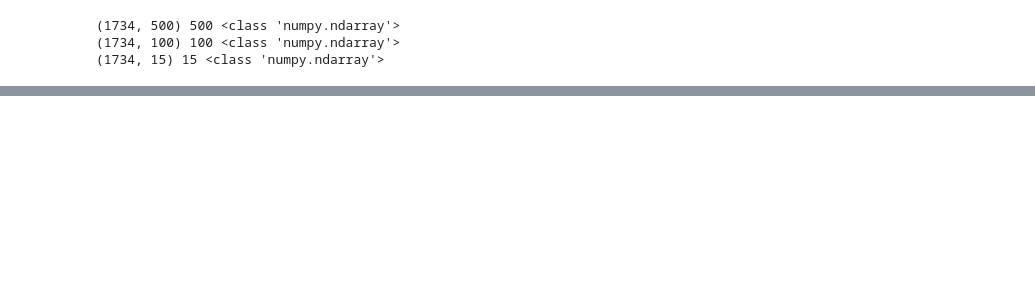
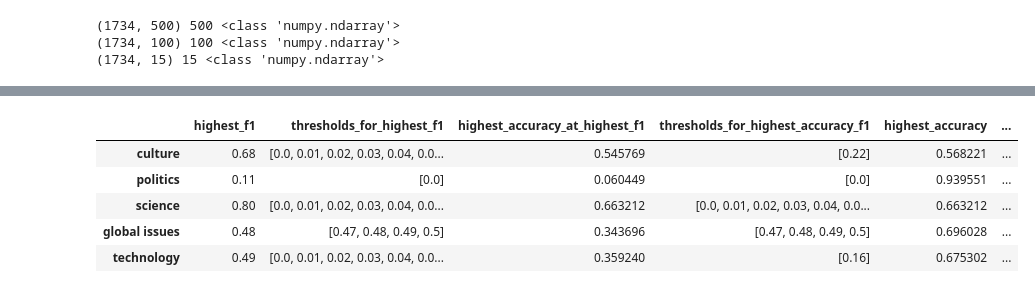
Before and after one commit to GlennChia/50_038_cds_project, a Jupyter notebook: notebooks/models/18_dl_binary_relevance_multi_headline_transcript_tm.ipynb, the cells around one changed output, grey strips where cells are left out. Cells and saved outputs as stored; diff of their text form; code cells hidden in the pictures; blank space fills up the shorter version.

```diff
--- a/notebooks/models/18_dl_binary_relevance_multi_headline_transcript_tm.ipynb
+++ b/notebooks/models/18_dl_binary_relevance_multi_headline_transcript_tm.ipynb
@@ -615,7 +676,7 @@ def compute_tp_tn_fp_fn(y_test, y_pred, classes):
         elif transcript_value != y_pred[transcript_index][0] and transcript_value == 0:
             pre_score[classes[0]]['fp'] += 1
     return pre_score
-scores_preprocess = compute_tp_tn_fp_fn(valid_y, predictions_flushed, ['culture'])
+# scores_preprocess = compute_tp_tn_fp_fn(valid_y, predictions_flushed, ['culture'])
 # %%
 def compute_precision_recall_f1(preprocessed_scores):
     for key, value in preprocessed_scores.items():
@@ -756,0 +882,11 @@ evaluate_on_training_set(valid_y, get_tag_flat(0.35))
+# %%
+results5 = pd.DataFrame.from_dict(tag_results, orient='index', columns=['highest_f1', 'thresholds_for_highest_f1', 'highest_accuracy_at_highest_f1', 'thresholds_for_highest_accuracy_f1','highest_accuracy','threshold_for_highest_accuracy_i', 'highest_f1_confusion_metrics', 'highest_accuracy_confusion_metrics'])
+# results5.to_csv(DATA_DIR+'multi_headline_transcript_tm_ner_pos_results5.csv')
+results5
+# %% [output]
+|  | highest_f1 | thresholds_for_highest_f1 | highest_accuracy_at_highest_f1 | thresholds_for_highest_accuracy_f1 | highest_accuracy | ... |
+| culture | 0.68 | [0.0, 0.01, 0.02, 0.03, 0.04, 0.0... | 0.545769 | [0.22] | 0.568221 | ... |
+| politics | 0.11 | [0.0] | 0.060449 | [0.0] | 0.939551 | ... |
+| science | 0.80 | [0.0, 0.01, 0.02, 0.03, 0.04, 0.0... | 0.663212 | [0.0, 0.01, 0.02, 0.03, 0.04, 0.0... | 0.663212 | ... |
+| global issues | 0.48 | [0.47, 0.48, 0.49, 0.5] | 0.343696 | [0.47, 0.48, 0.49, 0.5] | 0.696028 | ... |
+| technology | 0.49 | [0.0, 0.01, 0.02, 0.03, 0.04, 0.0... | 0.359240 | [0.16] | 0.675302 | ... |
```
Also changed, not shown: parts of 21 cells of this notebook, 3 other files.
